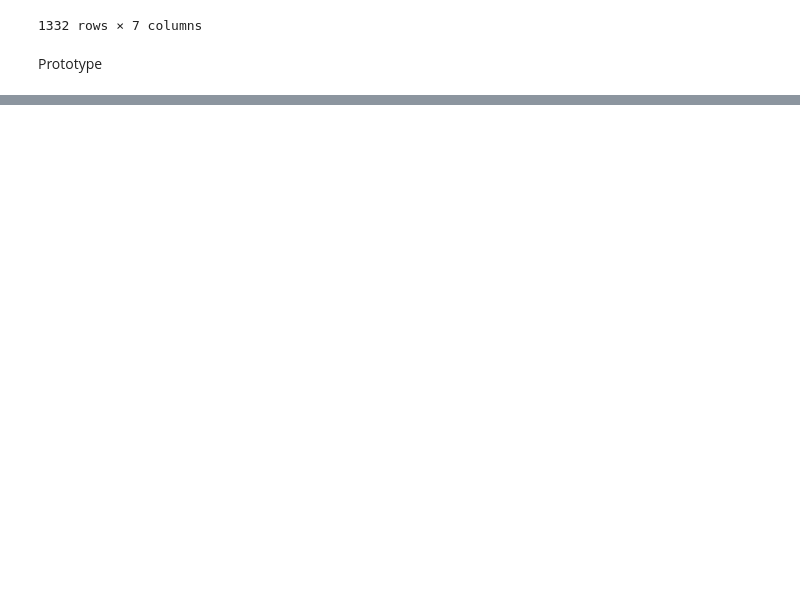
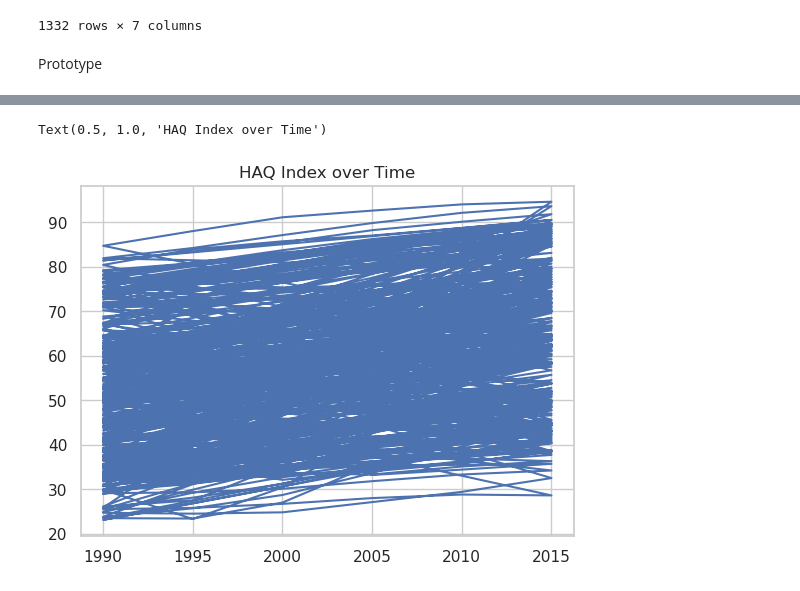
Before and after one commit to Joumanasalahedin/HAQ_Index-Quality, a Jupyter notebook: to_json.ipynb, the cells around one changed output, grey strips where cells are left out. Drawn from its saved outputs; the diff is of its cells as text; code cells hidden in the pictures; blank space fills up the shorter version.

```diff
--- a/to_json.ipynb
+++ b/to_json.ipynb
@@ -37,0 +80,11 @@ ModuleNotFoundError: No module named 'matplotlib'
+# %%
+sns.set(style="whitegrid")
+
+plt.figure(figsize=(14, 10))
+
+plt.subplot(2, 2, 1)
+plt.plot(df['Year'], df['HAQ Index'])
+plt.title('HAQ Index over Time')
+# %% [output]
+Text(0.5, 1.0, 'HAQ Index over Time')
+[figure, added]
```
Also changed, not shown: parts of 3 cells of this notebook, 1 other file.
